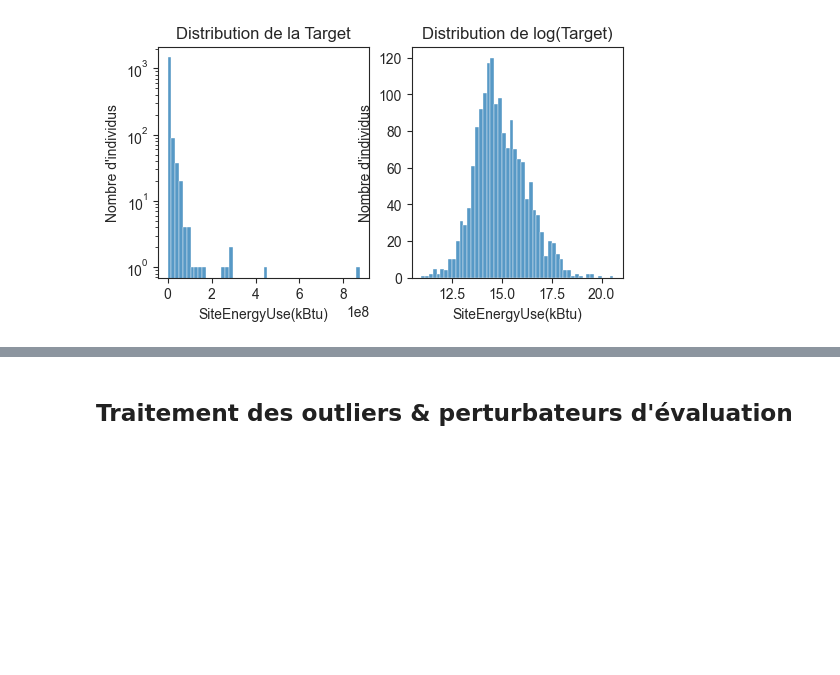
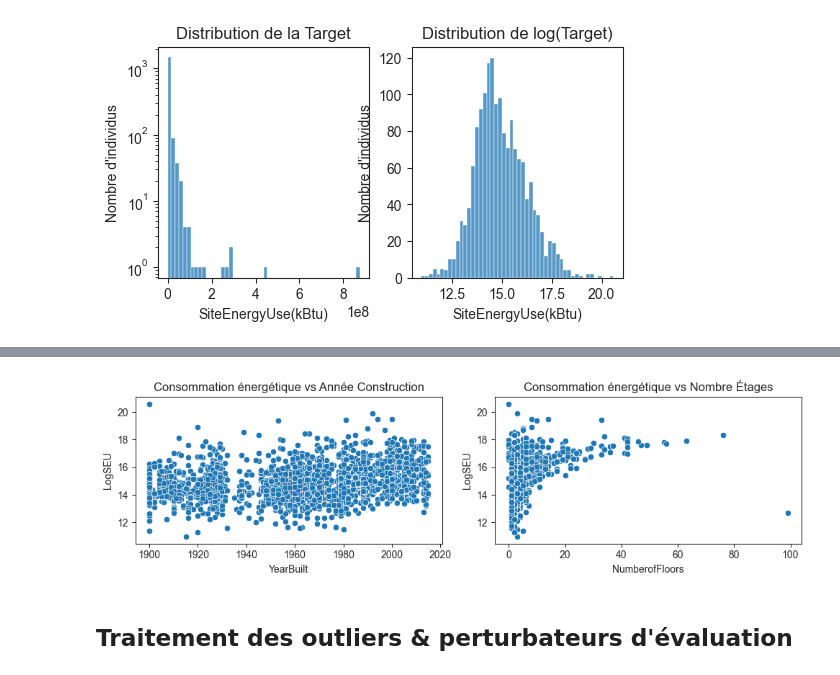
Before and after one commit to day811/OCDE-P6, a Jupyter notebook: modelistation_supervisee_EDA.ipynb, the cells around one changed output, grey strips where cells are left out. Cells and saved outputs as stored; diff of their text form; code cells hidden in the pictures; blank space fills up the shorter version.

```diff
--- a/modelistation_supervisee_EDA.ipynb
+++ b/modelistation_supervisee_EDA.ipynb
@@ -488,3 +474,20 @@ plt.show()
+# %%
+fig, axes = plt.subplots(1, 2, figsize=(10, 3))
+axes = axes.ravel()
+
+# Relations numériques/target
+sns.scatterplot(data=bc_with_target, x='YearBuilt',
+                y=target, ax=axes[0])
+axes[0].set_title('Consommation énergétique vs Année Construction')
+
+sns.scatterplot(data=bc_with_target, x='NumberofFloors',
+                y=target, ax=axes[1])
+axes[1].set_title('Consommation énergétique vs Nombre Étages')
+
+plt.tight_layout()
+plt.show()
+# %% [output]
+[figure, added]
 # %% [markdown]
 ## Traitement des outliers & perturbateurs d'évaluation
 # %%
```
Also changed, not shown: parts of 4 cells of this notebook, 1 other file.
